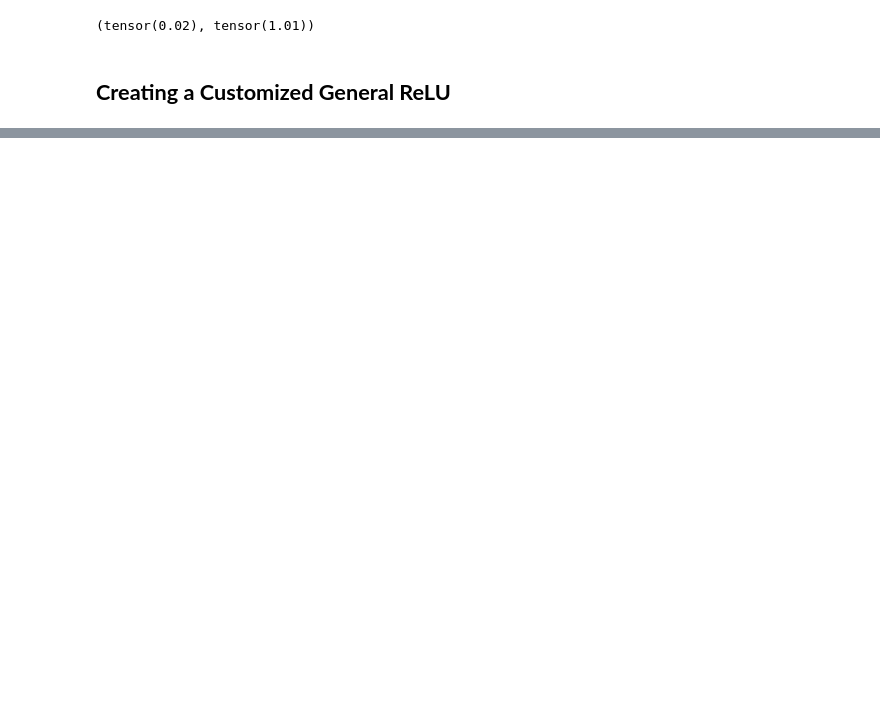
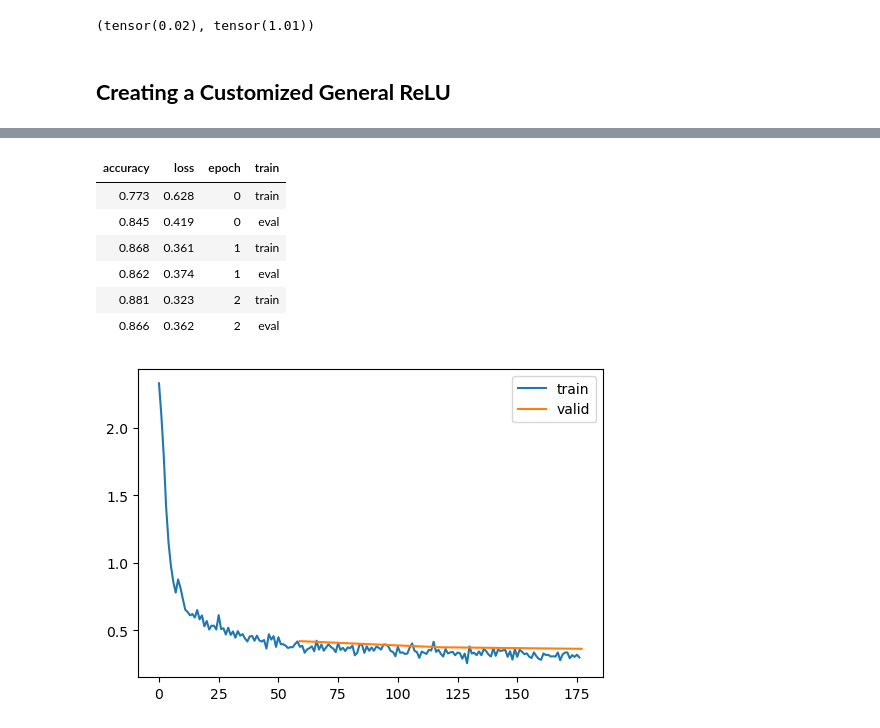
Before and after one commit to bachaudhry/FastAI-22-23, a Jupyter notebook: course_part_2/11_initializing.ipynb, the cells around one changed output, grey strips where cells are left out. Saved outputs shown, nothing was run; the diff lists cells and outputs as text; code cells hidden in the pictures; blank space fills up the shorter version.

```diff
--- a/course_part_2/11_initializing.ipynb
+++ b/course_part_2/11_initializing.ipynb
@@ -465,0 +505,8 @@ xb.mean(), xb.std()
+# %%
+# Update get_model() to allow us to change activation functions
+def get_model(act=nn.ReLU, nfs=None):
+    # This allows us to easily change the number of filters per layer
+    if nfs is None: nfs = [1, 8, 16, 32, 64]
+    # Pass in the layers and activations to the convolutional network
+    layers = [conv(nfs[i], nfs[i+1], act=act) for i in range(len(nfs)-1)]
+    return nn.Sequential(*layers, conv(nfs[-1], 10, act=None), nn.Flatten()).to(def_device)
@@ -465,0 +521,27 @@ xb.mean(), xb.std()
+# %%
+def init_weights(m, leaky=0.):
+    if isinstance(m, (nn.Conv1d, nn.Conv2d, nn.Conv3d)): init.kaiming_normal_(m.weight, a=leaky) # pass to arg `a`
+# %%
+# General ReLU activation function using partial to pass the parameters
+act_gr = partial(GeneralRelu, leak=0.1, sub=0.4)
+# Updated activation stats to switch from relu to general relu
+astats = ActivationStats(fc.risinstance(GeneralRelu))
+# Put necessary callbacks into a list
+cbs = [DeviceCB(), metrics, ProgressCB(plot=True), astats]
+# Initialize weights with leaky relu using a partial func
+iw = partial(init_weights, leaky=0.1)
+# %%
+model = get_model(act_gr).apply(iw)
+# %%
+set_seed(42)
+learn = MomentumLearner(model, dls, F.cross_entropy, lr=0.2, cbs=cbs)
+learn.fit(3)
+# %% [output]
+| accuracy | loss | epoch | train |
+| 0.773 | 0.628 | 0 | train |
+| 0.845 | 0.419 | 0 | eval |
+| 0.868 | 0.361 | 1 | train |
+| 0.862 | 0.374 | 1 | eval |
+| 0.881 | 0.323 | 2 | train |
+| 0.866 | 0.362 | 2 | eval |
+[figure, added]
```
Also changed, not shown: parts of 22 cells of this notebook.
